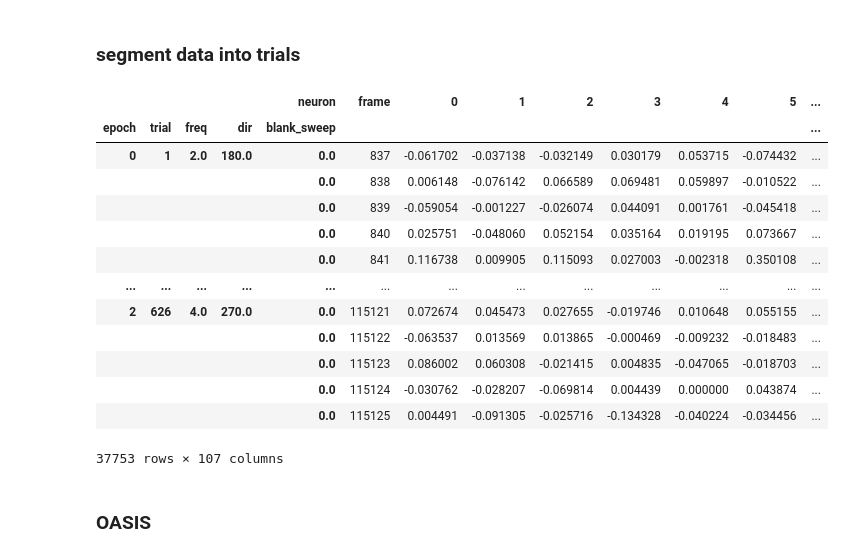
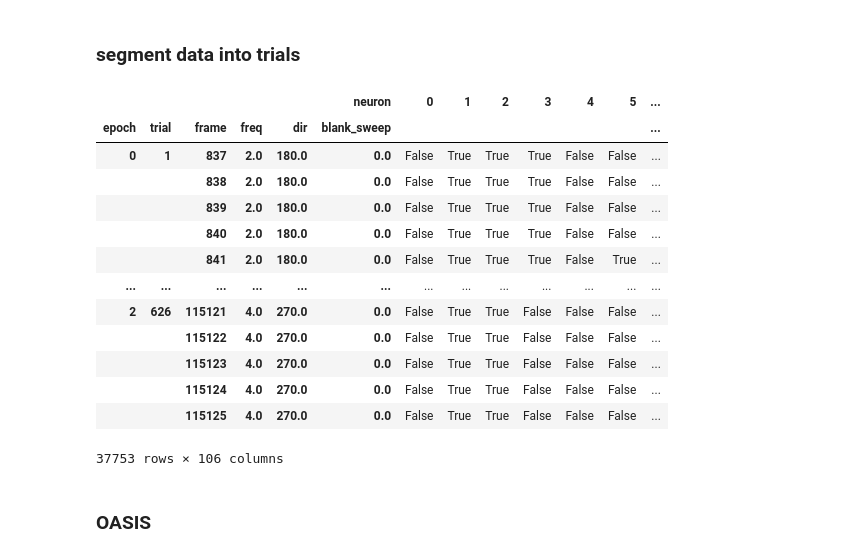
Before and after one commit to toniklenk/NeuralDataScience, a Jupyter notebook: Abschlussprojekt/practical01.ipynb, the cells around one changed output. Drawn from its saved outputs; the diff is of its cells as text; code cells hidden in the pictures.

```diff
--- a/Abschlussprojekt/practical01.ipynb
+++ b/Abschlussprojekt/practical01.ipynb
@@ -472,0 +437,2 @@ plt.show()
+# %%
+df_spike = df_spikeprob.map(np.log10).map(lambda x: x > -6.0)
@@ -480,41 +463,42 @@ def is_drifting_grating(start, end):
         or ((start > 94659) and (end < 115215))
     )
 # %%
-# cut out trials from df
 records = []
 for i, row in trials.iterrows():
     # check if trial is a drifting grating stimulus
     if not is_drifting_grating(row.start, row.end):
         continue
     # get all neurons in this epoch
-    trial_df = df.loc[pd.IndexSlice[:, row.start : row.end], :]
+    trial_df = df_spike.loc[pd.IndexSlice[:, row.start : row.end], :]
     trial_df.insert(0, "trial", i)
     trial_df.insert(0, "freq", row.frequency)
     trial_df.insert(0, "dir", row.direction)
     trial_df.insert(0, "blank_sweep", row.blank_sweep)
     # add trial number as index
     trial_df.reset_index(inplace=True, drop=False)
-    trial_df.set_index(["epoch", "trial", "freq", "dir", "blank_sweep"], inplace=True)
+    trial_df.set_index(
+        ["epoch", "trial", "frame", "freq", "dir", "blank_sweep"], inplace=True
+    )
     # add to records
     records.append(trial_df)
 # create dataframe from records
 df_trials = pd.concat(records, axis=0)
 df_trials
 # %% [output]
-|  |  |  |  | neuron | frame | 0 | 1 | 2 | 3 | 4 | 5 | ... |
-| epoch | trial | freq | dir | blank_sweep |  |  |  |  |  |  |  | ... |
-| 0 | 1 | 2.0 | 180.0 | 0.0 | 837 | -0.061702 | -0.037138 | -0.032149 | 0.030179 | 0.053715 | -0.074432 | ... |
-|  |  |  |  | 0.0 | 838 | 0.006148 | -0.076142 | 0.066589 | 0.069481 | 0.059897 | -0.010522 | ... |
-|  |  |  |  | 0.0 | 839 | -0.059054 | -0.001227 | -0.026074 | 0.044091 | 0.001761 | -0.045418 | ... |
-|  |  |  |  | 0.0 | 840 | 0.025751 | -0.048060 | 0.052154 | 0.035164 | 0.019195 | 0.073667 | ... |
-|  |  |  |  | 0.0 | 841 | 0.116738 | 0.009905 | 0.115093 | 0.027003 | -0.002318 | 0.350108 | ... |
+|  |  |  |  |  | neuron | 0 | 1 | 2 | 3 | 4 | 5 | ... |
+| epoch | trial | frame | freq | dir | blank_sweep |  |  |  |  |  |  | ... |
+| 0 | 1 | 837 | 2.0 | 180.0 | 0.0 | False | True | True | True | False | False | ... |
+|  |  | 838 | 2.0 | 180.0 | 0.0 | False | True | True | True | False | False | ... |
+|  |  | 839 | 2.0 | 180.0 | 0.0 | False | True | True | True | False | False | ... |
+|  |  | 840 | 2.0 | 180.0 | 0.0 | False | True | True | True | False | False | ... |
+|  |  | 841 | 2.0 | 180.0 | 0.0 | False | True | True | True | False | True | ... |
 | ... | ... | ... | ... | ... | ... | ... | ... | ... | ... | ... | ... | ... |
-| 2 | 626 | 4.0 | 270.0 | 0.0 | 115121 | 0.072674 | 0.045473 | 0.027655 | -0.019746 | 0.010648 | 0.055155 | ... |
-|  |  |  |  | 0.0 | 115122 | -0.063537 | 0.013569 | 0.013865 | -0.000469 | -0.009232 | -0.018483 | ... |
-|  |  |  |  | 0.0 | 115123 | 0.086002 | 0.060308 | -0.021415 | 0.004835 | -0.047065 | -0.018703 | ... |
-|  |  |  |  | 0.0 | 115124 | -0.030762 | -0.028207 | -0.069814 | 0.004439 | 0.000000 | 0.043874 | ... |
-|  |  |  |  | 0.0 | 115125 | 0.004491 | -0.091305 | -0.025716 | -0.134328 | -0.040224 | -0.034456 | ... |
+| 2 | 626 | 115121 | 4.0 | 270.0 | 0.0 | False | True | True | False | False | False | ... |
+|  |  | 115122 | 4.0 | 270.0 | 0.0 | False | True | True | False | False | False | ... |
+|  |  | 115123 | 4.0 | 270.0 | 0.0 | False | True | True | False | False | False | ... |
+|  |  | 115124 | 4.0 | 270.0 | 0.0 | False | True | True | False | False | False | ... |
+|  |  | 115125 | 4.0 | 270.0 | 0.0 | False | True | True | False | False | False | ... |
-37753 rows × 107 columns
+37753 rows × 106 columns
 # %% [markdown]
 ### OASIS
 # %%
```
Also changed, not shown: parts of 10 cells of this notebook.
